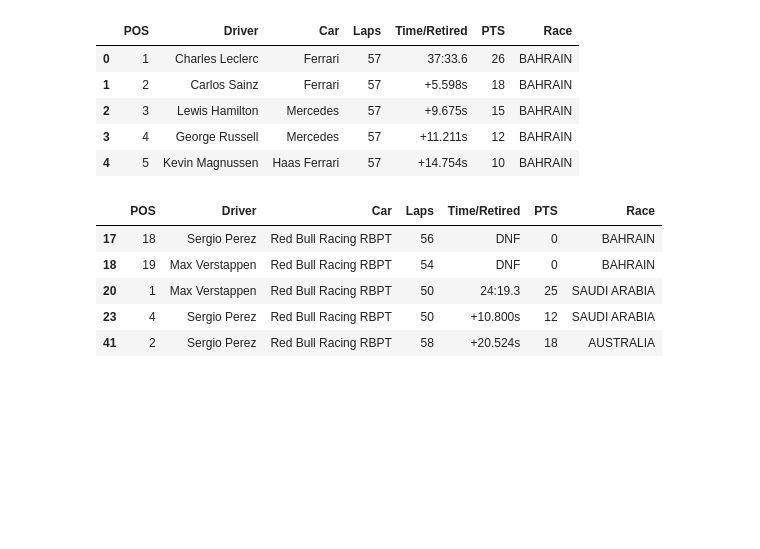
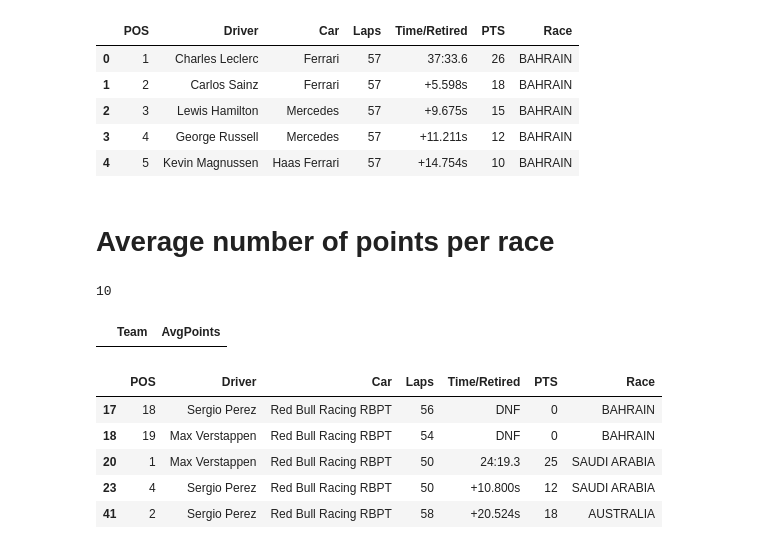
Before and after one commit to JB-26/f1-2022-analysis, a Jupyter notebook: team-analysis.ipynb, the cells around one changed output. Cells and saved outputs as stored; diff of their text form; code cells hidden in the pictures; blank space fills up the shorter version.

```diff
--- a/team-analysis.ipynb
+++ b/team-analysis.ipynb
@@ -12,3 +22,16 @@ raceResults.head()
 | 2 | 3 | Lewis Hamilton | Mercedes | 57 | +9.675s | 15 | BAHRAIN |
 | 3 | 4 | George Russell | Mercedes | 57 | +11.211s | 12 | BAHRAIN |
 | 4 | 5 | Kevin Magnussen | Haas Ferrari | 57 | +14.754s | 10 | BAHRAIN |
+# %% [markdown]
+# Average number of points per race
+# %%
+teamNameArray = ['Ferrari', 'Red Bull Racing RBPT', 'Mercedes', 'McLaren Mercedes', 'Alpine Renault', 'Alfa Romeo Ferrari', 'AlphaTauri RBPT', 'Williams Mercedes', 'Aston Martin Aramco Mercedes', 'Haas Ferrari']
+len(teamNameArray)
+# %% [output]
+10
+# %%
+avgPoints = pd.DataFrame()
+avgPoints = avgPoints.assign(Team = '', AvgPoints = '')
+avgPoints.head()
+# %% [output]
+|  | Team | AvgPoints |
```
Also changed, not shown: parts of 11 cells of this notebook, 5 other files.
